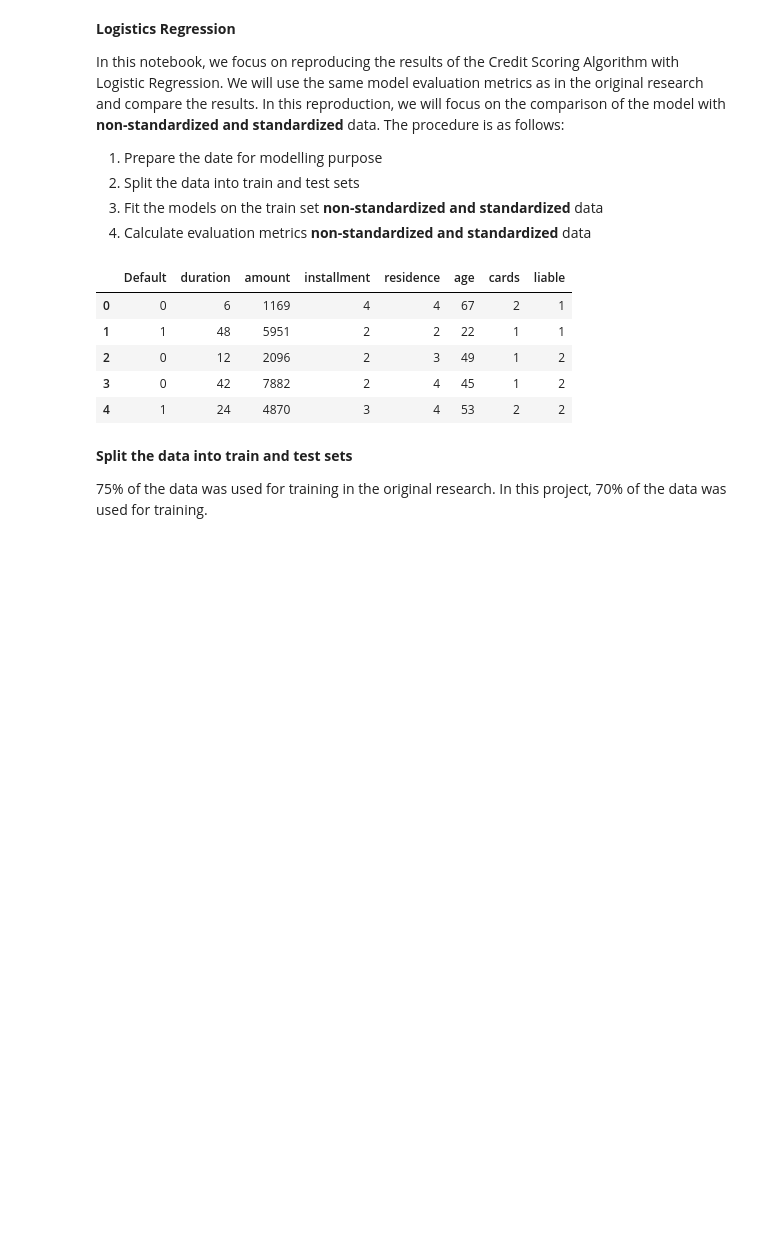
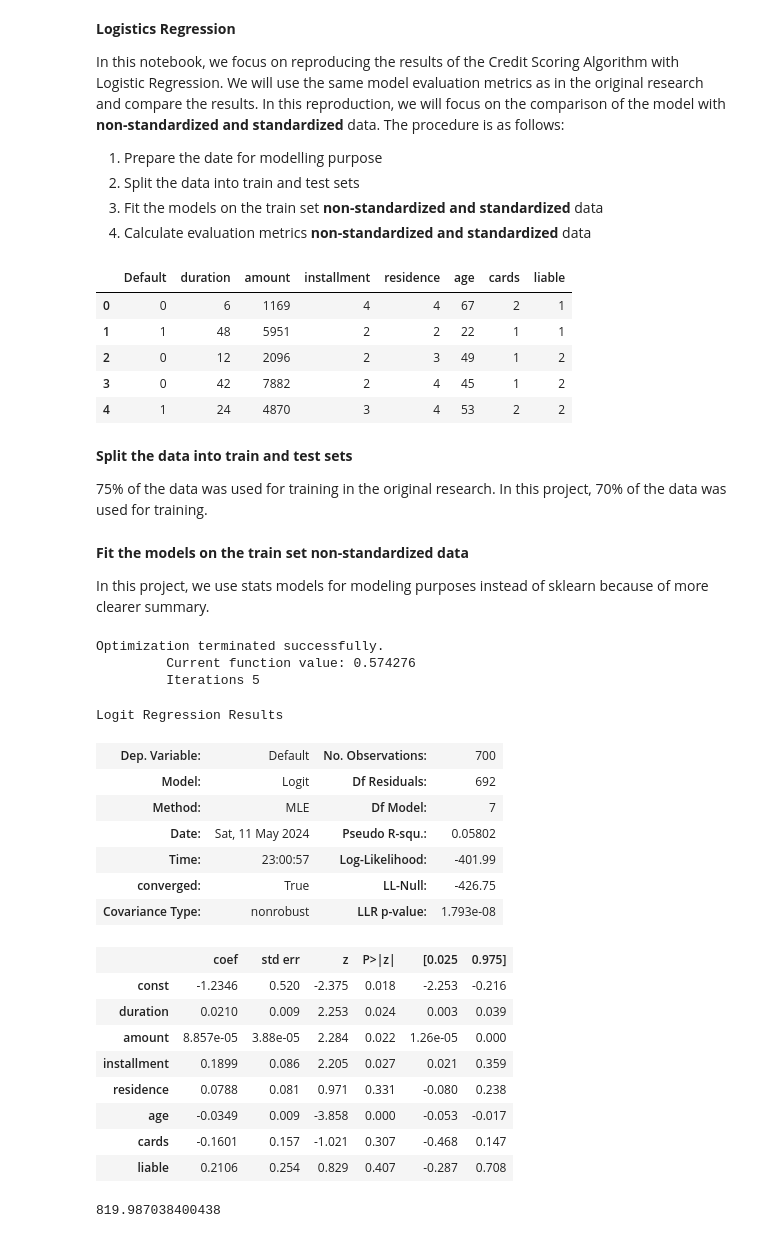
Before and after one commit to elgunismayil0v/Reproducible-Research_Project, a Jupyter notebook: notebooks/Logistic regresion.ipynb, the cells around one changed output. Drawn from its saved outputs; the diff is of its cells as text; code cells hidden in the pictures; blank space fills up the shorter version.

```diff
--- a/notebooks/Logistic regresion.ipynb
+++ b/notebooks/Logistic regresion.ipynb
@@ -47,3 +47,38 @@ credit.head()
 X = credit.drop(columns=['Default'])
 y = credit['Default']
 X_train, X_test, y_train, y_test = train_test_split(X, y, train_size=0.70, random_state=42)
+# %% [markdown]
+**Fit the models on the train set non-standardized data**
+
+In this project, we use stats models for modeling purposes instead of sklearn because of more clearer summary.
+# %%
+# Fit logistic regression model
+lrn = sm.Logit(y_train, sm.add_constant(X_train)).fit()
+# Print summary
+lrn.summary()
+# %% [output]
+Optimization terminated successfully.
+         Current function value: 0.574276
+         Iterations 5
+Logit Regression Results
+| Dep. Variable: | Default | No. Observations: | 700 |
+| Model: | Logit | Df Residuals: | 692 |
+| Method: | MLE | Df Model: | 7 |
+| Date: | Sat, 11 May 2024 | Pseudo R-squ.: | 0.05802 |
+| Time: | 23:00:57 | Log-Likelihood: | -401.99 |
+| converged: | True | LL-Null: | -426.75 |
+| Covariance Type: | nonrobust | LLR p-value: | 1.793e-08 |
+|  | coef | std err | z | P>|z| | [0.025 | 0.975] |
+| const | -1.2346 | 0.520 | -2.375 | 0.018 | -2.253 | -0.216 |
+| duration | 0.0210 | 0.009 | 2.253 | 0.024 | 0.003 | 0.039 |
+| amount | 8.857e-05 | 3.88e-05 | 2.284 | 0.022 | 1.26e-05 | 0.000 |
+| installment | 0.1899 | 0.086 | 2.205 | 0.027 | 0.021 | 0.359 |
+| residence | 0.0788 | 0.081 | 0.971 | 0.331 | -0.080 | 0.238 |
+| age | -0.0349 | 0.009 | -3.858 | 0.000 | -0.053 | -0.017 |
+| cards | -0.1601 | 0.157 | -1.021 | 0.307 | -0.468 | 0.147 |
+| liable | 0.2106 | 0.254 | 0.829 | 0.407 | -0.287 | 0.708 |
+# %%
+# Calculation AIC
+lrn.aic
+# %% [output]
+819.987038400438
```
Also changed, not shown: parts of 8 cells of this notebook.
